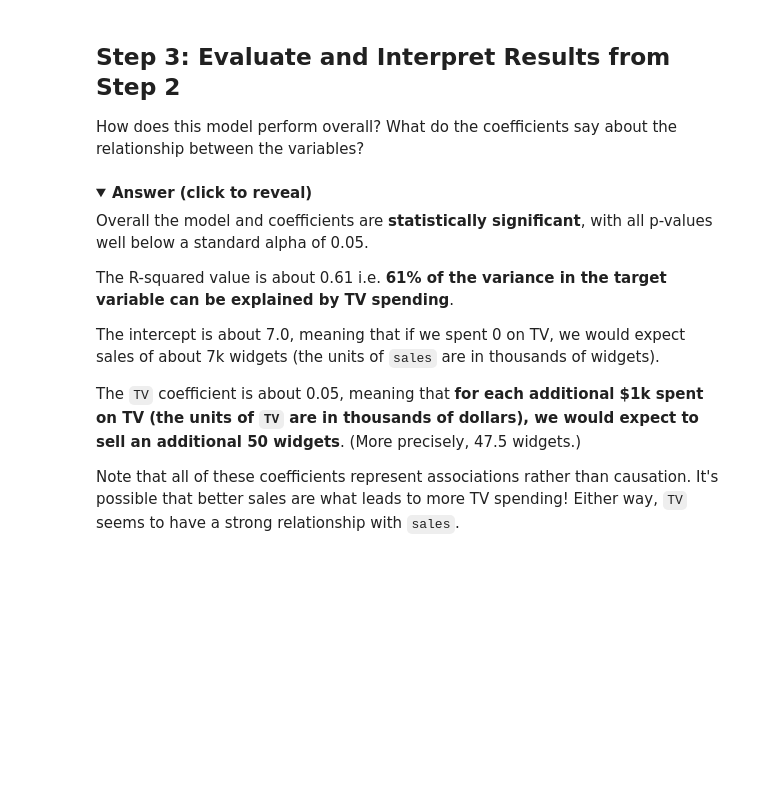
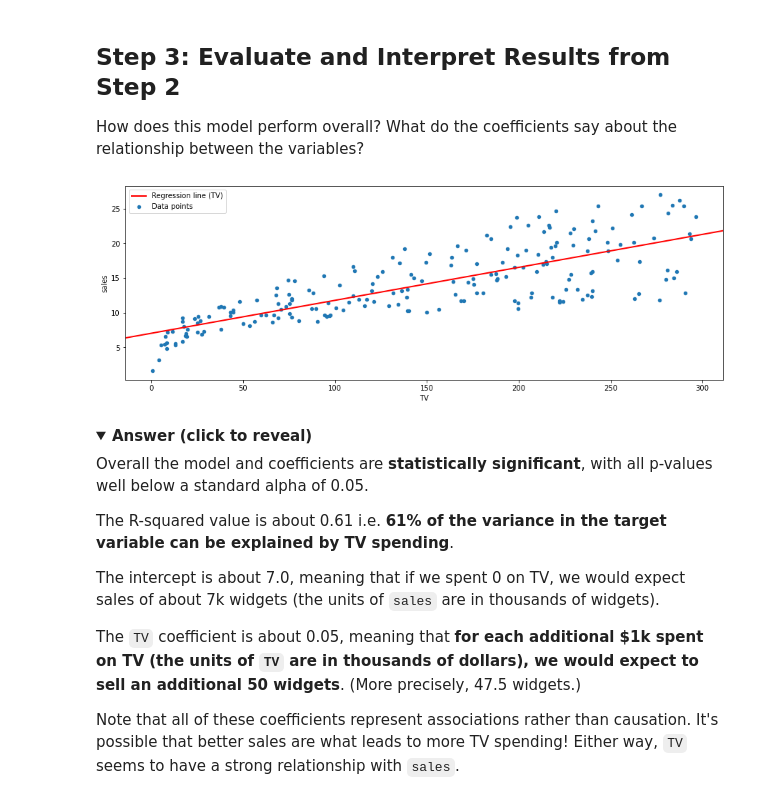
Before and after one commit to MyraKadenge/dsc-linear-regression-statsmodels-lab, a Jupyter notebook: index.ipynb, the cells around one changed output. Drawn from its saved outputs; the diff is of its cells as text; code cells hidden in the pictures; folded sections open; blank space fills up the shorter version.

```diff
--- a/index.ipynb
+++ b/index.ipynb
@@ -81,0 +110,18 @@ As the analysis above indicates, `TV` looks like it has the strongest relationsh
+# %%
+# Import libraries
+import numpy as np
+
+import statsmodels.api as sm
+
+
+# Determine X and y values
+X=df['TV']
+y=df['sales']
+
+# Create an OLS model
+model=sm.OLS(endog=y, exog=sm.add_constant(X))
+model
+
+# Determine X and y values
+
+# Create an OLS model
@@ -82,4 +130,6 @@ As the analysis above indicates, `TV` looks like it has the strongest relationsh
 # %%
 # Get model results
+results=model.fit()
 
 # Display results summary
+print(results.summary())
@@ -92,3 +158,12 @@ How does this model perform overall? What do the coefficients say about the rela
+# %%
+# Your answer here
+fig, ax = plt.subplots(figsize=(15,5))
+df.plot(x="TV", y="sales", kind="scatter", label="Data points", ax=ax)
+sm.graphics.abline_plot(model_results=results, label="Regression line (TV)", c="red", linewidth=2, ax=ax)
+ax.legend()
+plt.show()
+# %% [output]
+[figure, added]
 # %% [markdown]
 <details>
     <summary style="cursor: pointer"><b>Answer (click to reveal)</b></summary>
```
Also changed, not shown: parts of 11 cells of this notebook.
